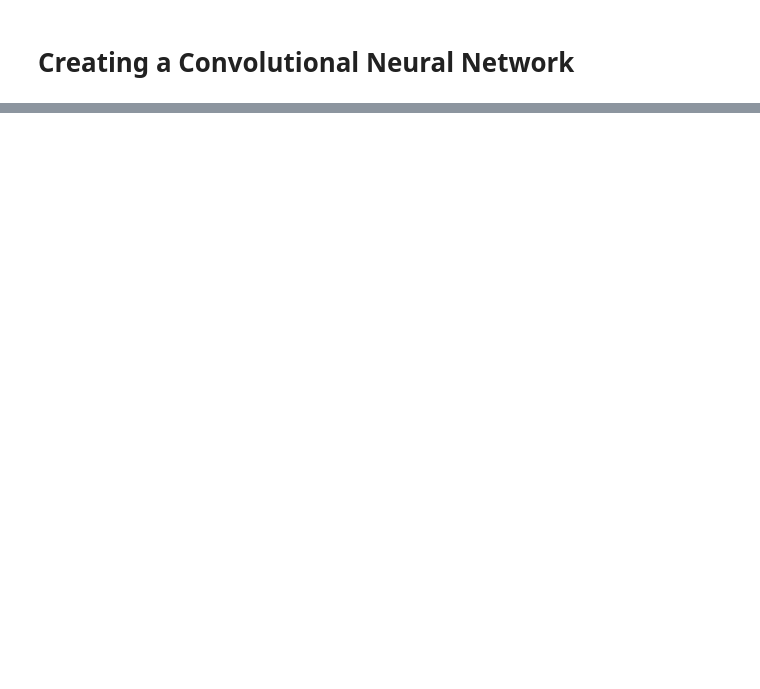
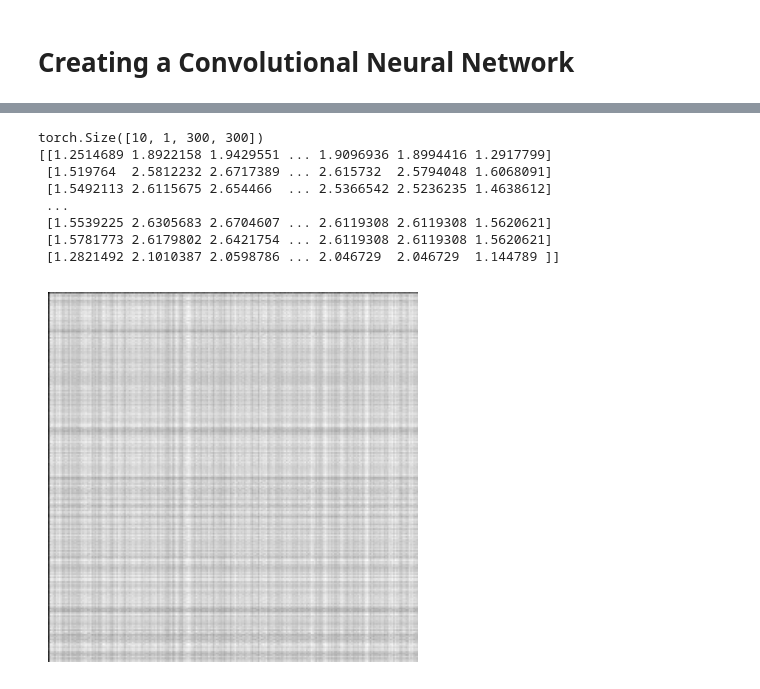
Before and after one commit to therakisback/ProteinFolding, a Jupyter notebook: ImplementationTesting.ipynb, the cells around one changed output, grey strips where cells are left out. Drawn from its saved outputs; the diff is of its cells as text; code cells hidden in the pictures; blank space fills up the shorter version.

```diff
--- a/ImplementationTesting.ipynb
+++ b/ImplementationTesting.ipynb
@@ -128,2 +348,24 @@ df = pd.DataFrame(data)
 # %% [markdown]
 # Creating a Convolutional Neural Network
+# %%
+class CNN(nn.Module):
+    def __init__(self, feat, channels):
+        super(CNN, self).__init__()
+
+        self.relu = nn.ReLU(inplace=True)
+        self.batch = nn.BatchNorm2d(channels)
+        self.conv = nn.Conv2d(feat, channels, kernel_size=3, padding=1)
+        self.conv2 = nn.Conv2d(channels, channels, kernel_size=3, padding=1)
+        self.final = nn.Conv2d(channels, 1, kernel_size=1)
+
+    def forward(self, x):
+
+        x = self.batch(self.conv(x))
+        x = self.relu(x)
+        x = self.batch(self.conv2(x))
+        x = self.relu(x)
+        x = self.batch(self.conv2(x))
+        x = self.relu(x)
+        x = self.final(x)
+
+        return x
@@ -129,0 +374,13 @@ df = pd.DataFrame(data)
+# %%
+import torch.optim as optim
+
+vhse_cnn = CNN(32, 32)
+train_loader = DataLoader(dataset = train_data, batch_size = batch, shuffle = True)
+trainiter = iter(train_loader)
+
+tensor, label, length = next(trainiter)
+out_vhse = vhse_cnn(tensor[0])
+print(out_vhse.shape)
+out_vhse = out_vhse[0].squeeze(0).squeeze(0)
+print(out_vhse)
+printMap(out_vhse.detach().numpy())
@@ -129,0 +489,19 @@ df = pd.DataFrame(data)
+# %%
+testiter = iter(test_loader)
+
+tensor, label, length = next(testiter)
+out_vhse = model(tensor)
+print(out_vhse.shape)
+out_vhse = out_vhse[0].squeeze(0).detach().numpy()
+print(out_vhse)
+printMap(out_vhse, length[0])
+# %% [output]
+torch.Size([10, 1, 300, 300])
+[[1.2514689 1.8922158 1.9429551 ... 1.9096936 1.8994416 1.2917799]
+ [1.519764  2.5812232 2.6717389 ... 2.615732  2.5794048 1.6068091]
+ [1.5492113 2.6115675 2.654466  ... 2.5366542 2.5236235 1.4638612]
+ ...
+ [1.5539225 2.6305683 2.6704607 ... 2.6119308 2.6119308 1.5620621]
+ [1.5781773 2.6179802 2.6421754 ... 2.6119308 2.6119308 1.5620621]
+ [1.2821492 2.1010387 2.0598786 ... 2.046729  2.046729  1.144789 ]]
+[figure, added]
```
Also changed, not shown: parts of 15 cells of this notebook.
